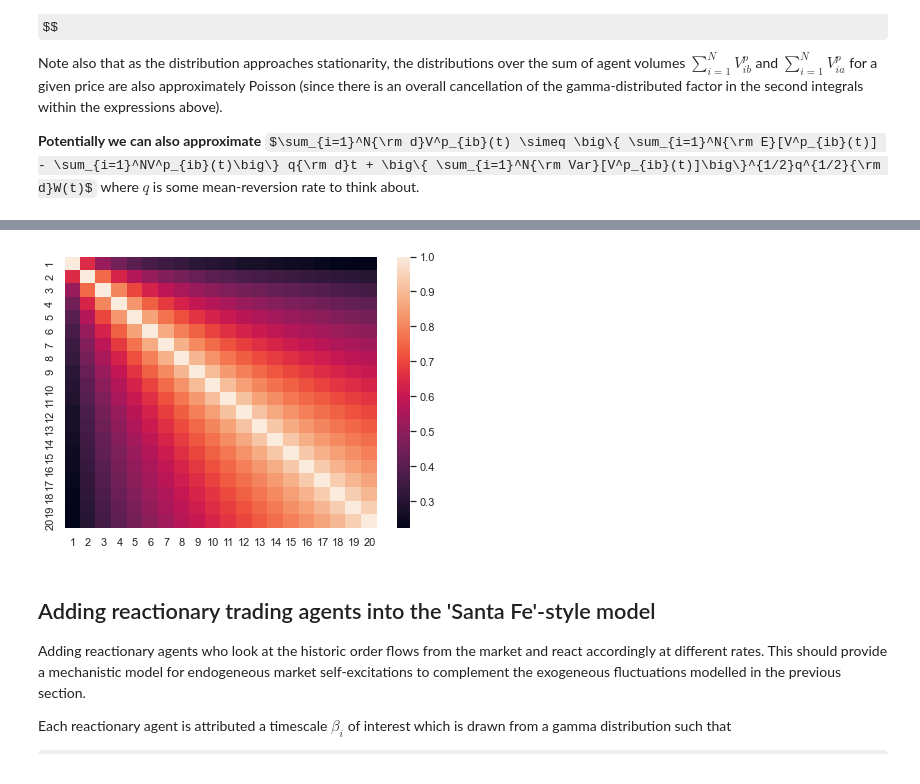
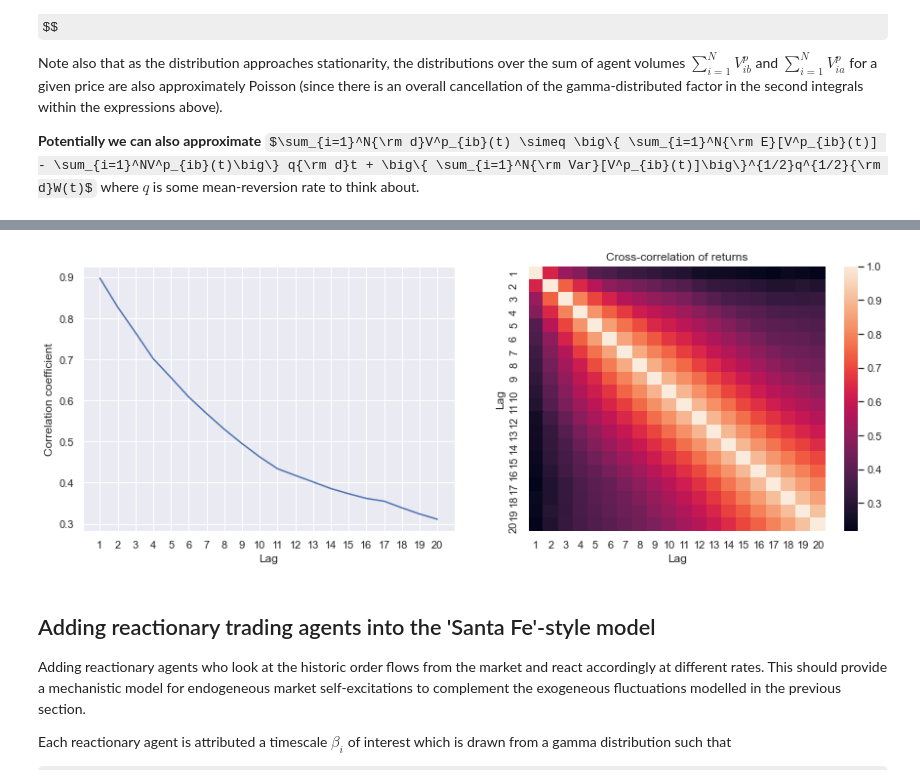
Before and after one commit to umbralcalc/lobsim, a Jupyter notebook: LOB_simulation.ipynb, the cells around one changed output, grey strips where cells are left out. Drawn from its saved outputs; the diff is of its cells as text; code cells hidden in the pictures; some formulas as TeX source.

```diff
--- a/LOB_simulation.ipynb
+++ b/LOB_simulation.ipynb
@@ -33,9 +32,9 @@ Begin with a **heterogeneous individual-agent** version of the original **Santa
 # %%
 setup = {
     # Number of agents
-    "Nagents" : 100,
+    "Nagents" : 50,
     # 1/variance in agent relative trading rates
-    "heterok" : 0.02,
+    "heterok" : 0.1,
     # Mean global agent speculation rate
     "meanspecrate" : 1.0,
     # Mean limit order rate per agent on the bid side
@@ -43,15 +42,15 @@ setup = {
     # Mean limit order rate per agent on the ask side
     "meanLOrateask" : 2.5,
     # Mean market order rate per agent on the bid side
-    "meanMOratebid" : 1.3,
+    "meanMOratebid" : 2.0,
     # Mean market order rate per agent on the ask side
-    "meanMOrateask" : 1.3,
+    "meanMOrateask" : 2.0,
     # Mean cancel order rate per agent on the bid side
     "meanCOratebid" : 1.1,
     # Mean cancel order rate per agent on the ask side
     "meanCOrateask" : 1.1,
     # The overall mean holding rate
-    "meanHOrate" : 30.0,
+    "meanHOrate" : 15.0,
     # Limit order decay power in price units
     "LOdecay" : 0.2,
     # Initial bid tick
@@ -68,17 +67,20 @@ setup = {
 los = LOBsim(setup, agentens=SFagentens)
 
 # Iterate the LOB over time
-tend, t = 500.0, 0.0
+tend, t = 1000.0, 0.0
 midpssf = []
 while t < tend:
     los.iterate()
     t = los.time
     midpssf.append([t, los.market_state_info["midprice"]])
+
+# Create time series using the mid price output data
+df_sf = pd.DataFrame(midpssf, columns=['Time', 'Mid price'])
 # %%
 fig, ax = plt.subplots(1, 2, figsize=(17, 5))
 ax[0].bar(los.prices, los.asks)
 ax[0].bar(los.prices, -los.bids)
-ax[1].plot(np.asarray(midpssf)[:, 0], np.asarray(midpssf)[:, 1])
+df_sf.set_index('Time').plot(ax=ax[1])
 ax[0].set_xlim(
     [
         los.market_state_info["midprice"]-100.0,
@@ -87,7 +89,5 @@ ax[0].set_xlim(
 )
 ax[0].set_ylabel('Volume')
 ax[0].set_xlabel('Price')
-ax[1].set_ylabel('Mid price')
-ax[1].set_xlabel('Time')
 plt.show()
 # %% [output]
@@ -206,32 +207,40 @@ plt.show()
 # %%
 nlags = 20
+c = np.zeros(nlags)
 cc = np.zeros((nlags, nlags))
 for lag1 in range(1, nlags + 1):
+    s1 = df_sf_asof - df_sf_asof.mean()
+    s2 = df_sf_asof.shift(lag1) - df_sf_asof.mean()
+    c[lag1-1] = (
+        (s1 * s2).mean()
+        / np.sqrt(
+            (s1 * s1).mean() * (s2 * s2).mean()
+        )
+    )
     for lag2 in range(1, nlags + 1):
         maxlag = np.maximum(lag1, lag2)
-        s1 = (
-            np.asarray(midpssf)[:, 1][maxlag:]
-            - np.asarray(midpssf)[:, 1][(maxlag-lag1):-lag1]
-        )
-        s2 = (
-            np.asarray(midpssf)[:, 1][maxlag:]
-            - np.asarray(midpssf)[:, 1][(maxlag-lag2):-lag2]
-        )
-        minlen = np.minimum(len(s1), len(s2))
+        s1 = df_sf_asof - df_sf_asof.shift(lag1)
+        s2 = df_sf_asof - df_sf_asof.shift(lag2)
         cc[lag1-1, lag2-1] = (
-            np.mean(s1[:minlen] * s2[:minlen])
+            (s1 * s2).mean()
             / np.sqrt(
-                np.mean(s1[:minlen] * s1[:minlen])
-                * np.mean(s2[:minlen] * s2[:minlen])
+                (s1 * s1).mean() * (s2 * s2).mean()
             )
         )
-fig, ax = plt.subplots(1, 1, figsize=(7, 5))
-sns.heatmap(cc, ax=ax)
-ax.set_xticklabels(range(1, nlags + 1))
-ax.set_yticklabels(range(1, nlags + 1))
+fig, ax = plt.subplots(1, 2, figsize=(15, 5))
+ax[0].plot(range(1, nlags + 1), c)
+sns.heatmap(cc, ax=ax[1])
+ax[0].set_xticks(range(1, nlags + 1))
+ax[1].set_xticklabels(range(1, nlags + 1))
+ax[1].set_yticklabels(range(1, nlags + 1))
+ax[0].set_xlabel('Lag')
+ax[0].set_ylabel('Correlation coefficient')
+ax[1].set_xlabel('Lag')
+ax[1].set_ylabel('Lag')
+ax[1].set_title('Cross-correlation of returns')
 plt.show()
 # %% [output]
-[figure, old version]
+[figure, new version]
 # %% [markdown]
 ## Adding reactionary trading agents into the 'Santa Fe'-style model
 
```
Also changed, not shown: parts of 7 cells of this notebook, 1 other file.
